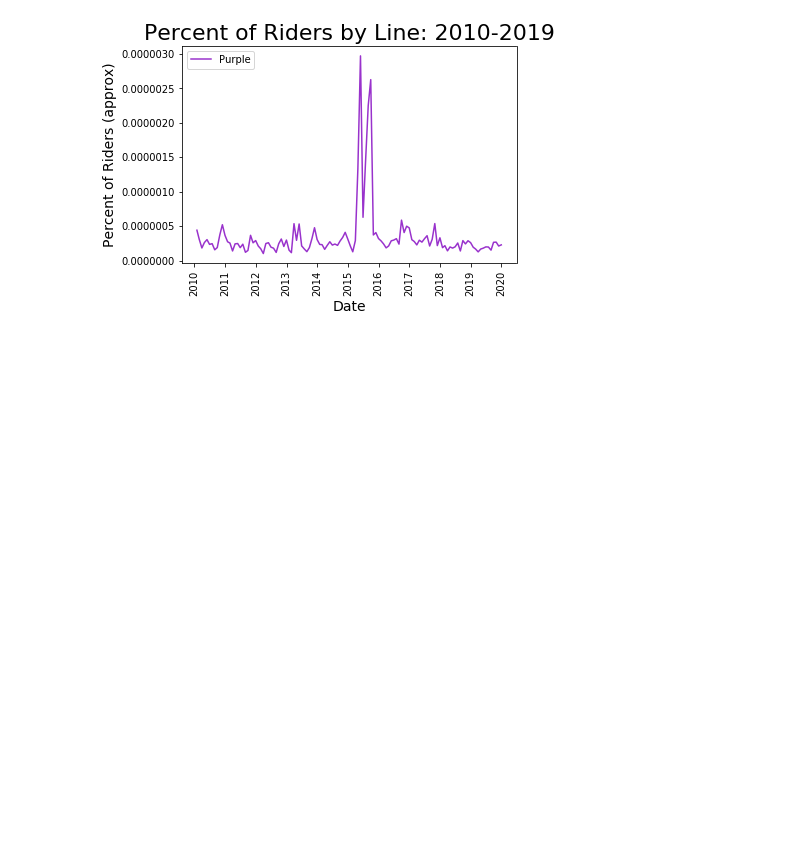
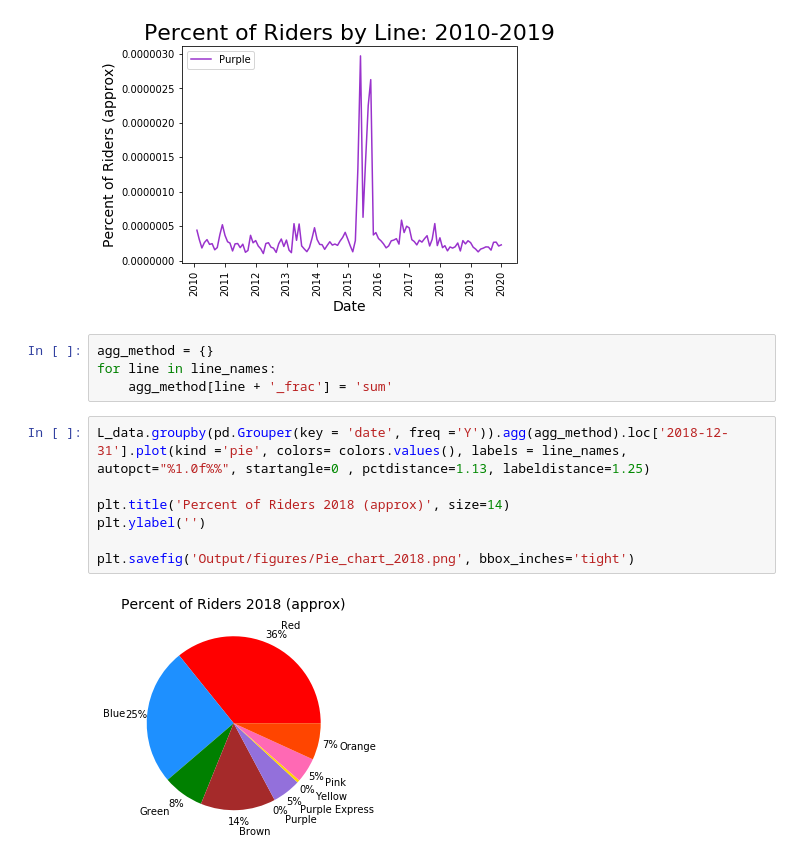
Before and after one commit to cdfencing/Project-I, a Jupyter notebook: Lines analysis/Lines.ipynb, the cells around one changed output. Cells and saved outputs as stored; diff of their text form; blank space fills up the shorter version.

```diff
--- a/Lines analysis/Lines.ipynb
+++ b/Lines analysis/Lines.ipynb
@@ -300,3 +300,16 @@ plt.legend(loc = 'upper left')
 plt.savefig('Output/figures/purple_2010_2019.png', bbox_inches='tight')
 # %% [output]
 [figure]
+# %%
+agg_method = {}
+for line in line_names:
+    agg_method[line + '_frac'] = 'sum'
+# %%
+L_data.groupby(pd.Grouper(key = 'date', freq ='Y')).agg(agg_method).loc['2018-12-31'].plot(kind ='pie', colors= colors.values(), labels = line_names, autopct="%1.0f%%", startangle=0 , pctdistance=1.13, labeldistance=1.25)
+
+plt.title('Percent of Riders 2018 (approx)', size=14)
+plt.ylabel('')
+
+plt.savefig('Output/figures/Pie_chart_2018.png', bbox_inches='tight')
+# %% [output]
+[figure, added]
```
Also changed, not shown: 2 other files.
